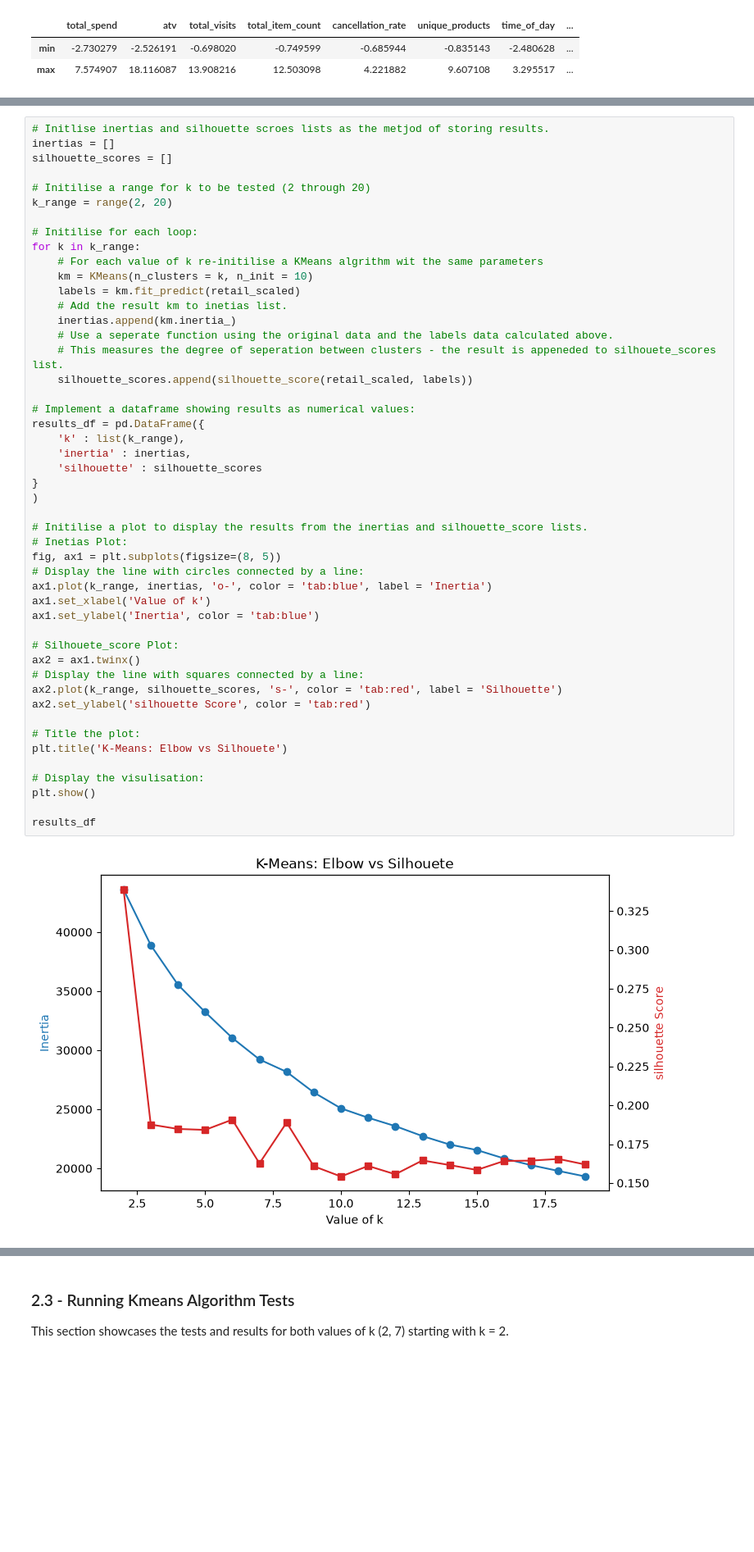
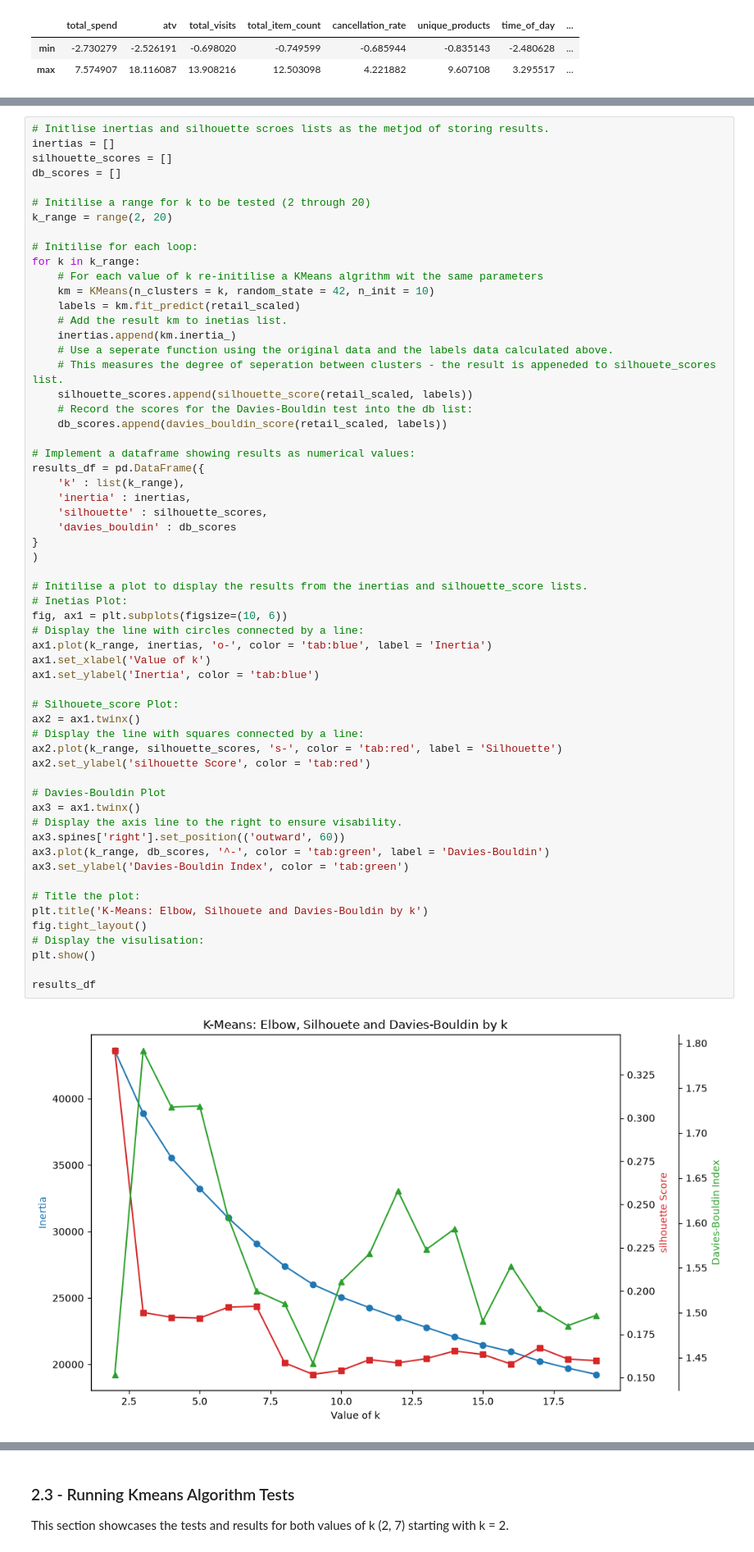
Before and after one commit to calAshy/theCoffeeCo, a Jupyter notebook: 1_Code/ml_pipeline.ipynb, the cells around one changed output, grey strips where cells are left out. Shown at 82% size. Drawn from its saved outputs; the diff is of its cells as text; blank space fills up the shorter version.

```diff
--- a/1_Code/ml_pipeline.ipynb
+++ b/1_Code/ml_pipeline.ipynb
@@ -366,6 +365,7 @@ Now the data has been inspected, the elbow method and silhouette tests will be r
 # Initlise inertias and silhouette scroes lists as the metjod of storing results.
 inertias = []
 silhouette_scores = []
+db_scores = []
 
 # Initilise a range for k to be tested (2 through 20)
 k_range = range(2, 20)
@@ -373,42 +373,52 @@ k_range = range(2, 20)
 # Initilise for each loop:
 for k in k_range:
     # For each value of k re-initilise a KMeans algrithm wit the same parameters
-    km = KMeans(n_clusters = k, n_init = 10)
+    km = KMeans(n_clusters = k, random_state = 42, n_init = 10)
     labels = km.fit_predict(retail_scaled)
     # Add the result km to inetias list.
     inertias.append(km.inertia_)
     # Use a seperate function using the original data and the labels data calculated above.
     # This measures the degree of seperation between clusters - the result is appeneded to silhouete_scores list.
     silhouette_scores.append(silhouette_score(retail_scaled, labels))
+    # Record the scores for the Davies-Bouldin test into the db list:
+    db_scores.append(davies_bouldin_score(retail_scaled, labels))
 
 # Implement a dataframe showing results as numerical values:
 results_df = pd.DataFrame({
     'k' : list(k_range),
     'inertia' : inertias,
-    'silhouette' : silhouette_scores
+    'silhouette' : silhouette_scores,
+    'davies_bouldin' : db_scores
 }
 )
 
 # Initilise a plot to display the results from the inertias and silhouette_score lists.
 # Inetias Plot:
-fig, ax1 = plt.subplots(figsize=(8, 5))
+fig, ax1 = plt.subplots(figsize=(10, 6))
 # Display the line with circles connected by a line:
 ax1.plot(k_range, inertias, 'o-', color = 'tab:blue', label = 'Inertia')
 ax1.set_xlabel('Value of k')
 ax1.set_ylabel('Inertia', color = 'tab:blue')
 
 # Silhouete_score Plot:
 ax2 = ax1.twinx()
 # Display the line with squares connected by a line:
 ax2.plot(k_range, silhouette_scores, 's-', color = 'tab:red', label = 'Silhouette')
 ax2.set_ylabel('silhouette Score', color = 'tab:red')
 
+# Davies-Bouldin Plot
+ax3 = ax1.twinx()
+# Display the axis line to the right to ensure visability.
+ax3.spines['right'].set_position(('outward', 60))
+ax3.plot(k_range, db_scores, '^-', color = 'tab:green', label = 'Davies-Bouldin')
+ax3.set_ylabel('Davies-Bouldin Index', color = 'tab:green')
+
 # Title the plot:
-plt.title('K-Means: Elbow vs Silhouete')
-
+plt.title('K-Means: Elbow, Silhouete and Davies-Bouldin by k')
+fig.tight_layout()
 # Display the visulisation:
 plt.show()
 
 results_df
 # %% [output]
-[figure, old version]
+[figure, new version]
```
Also changed, not shown: parts of 18 cells of this notebook.
